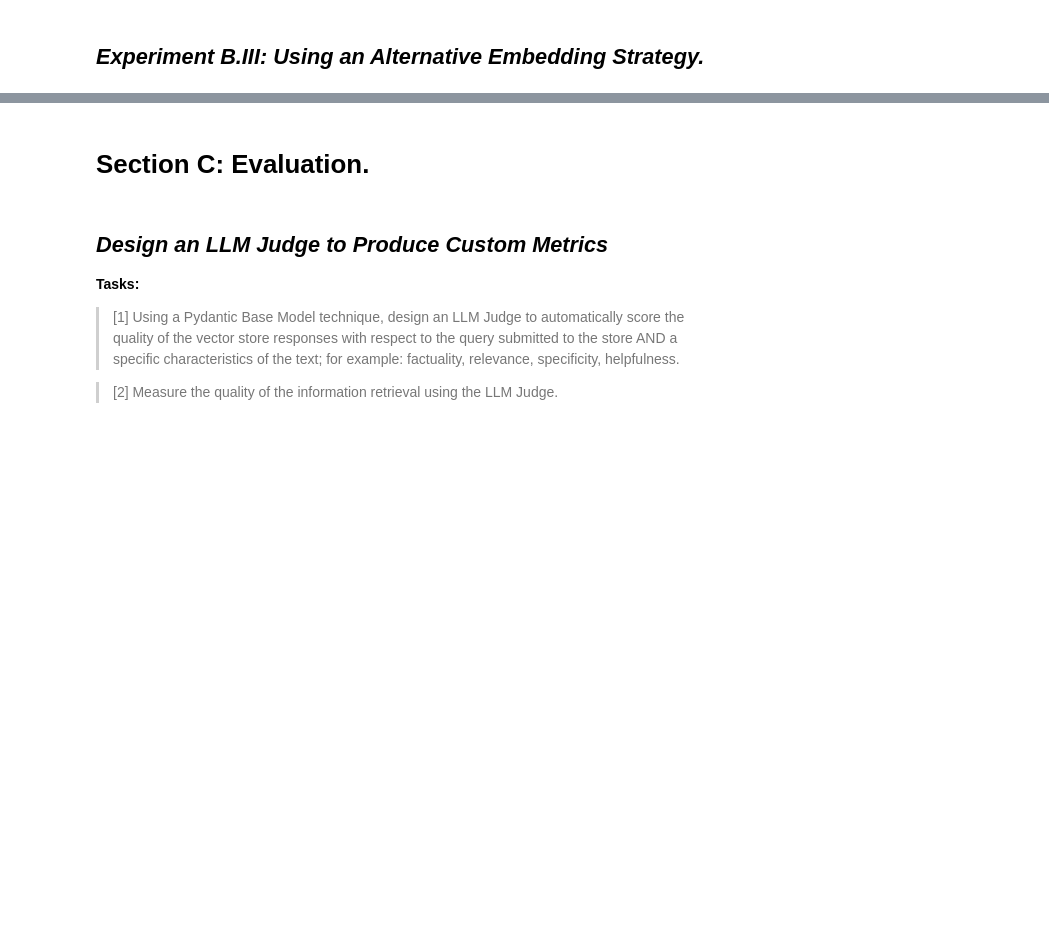
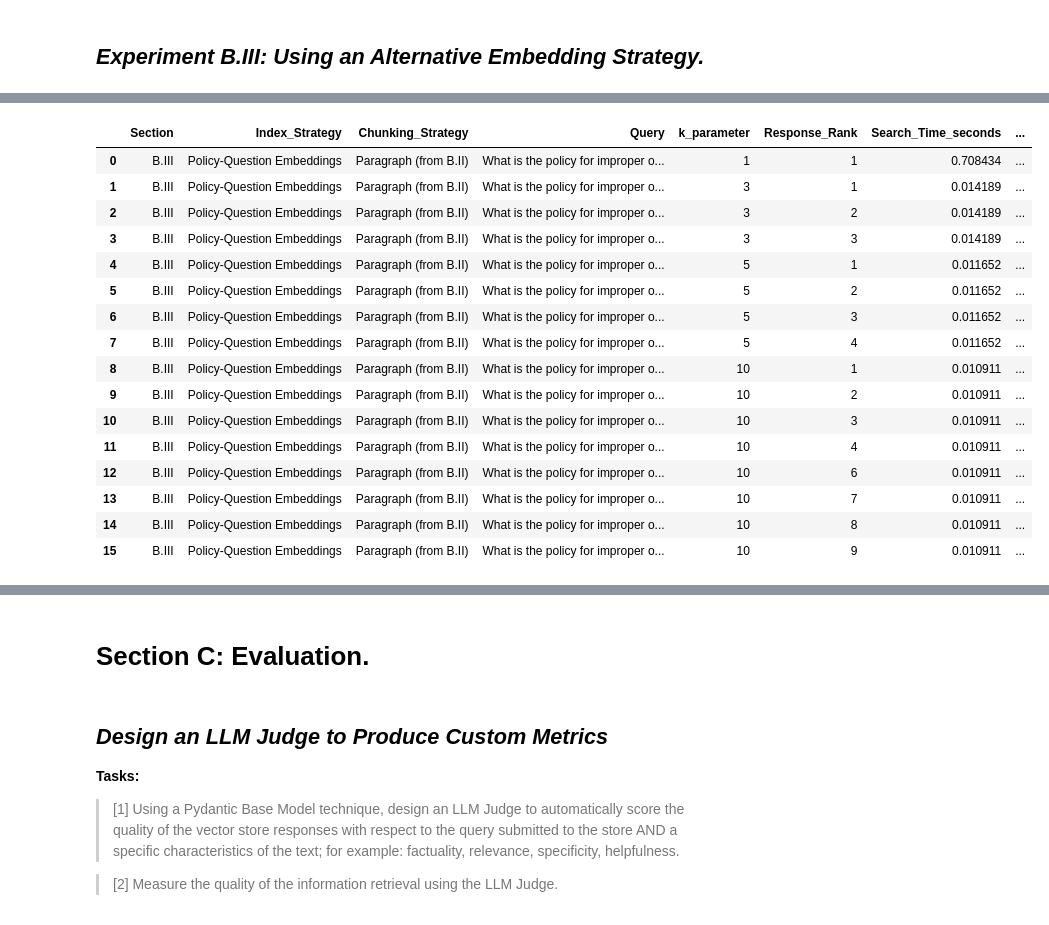
Before and after one commit to Lksimpson/GenAI-Lab-HW2, a Jupyter notebook: HW02_notebook.ipynb, the cells around one changed output, grey strips where cells are left out. Cells and saved outputs as stored; diff of their text form; code cells hidden in the pictures; blank space fills up the shorter version.

```diff
--- a/HW02_notebook.ipynb
+++ b/HW02_notebook.ipynb
@@ -1224,0 +1688,4 @@ print(matched[0])
+# %%
+# Define the query chosen for Experiment B.III
+part_b_3_query = part_b_query if "part_b_query" in globals() else "What is the policy for improper or illegal communications?"
+print(f"B.III Query: {part_b_3_query}")
@@ -1224,0 +1694,9 @@ print(matched[0])
+# %%
+# Setup retrieval parameters for Experiment B.III
+part_b_3_k_values = [1, 3, 5, 10]
+
+if "vector_store_b3" not in globals():
+    raise ValueError("vector_store_b3 not found. Run the B.III index setup cell first.")
+
+part_b_3_results = {}
+print(f"Testing B.III query with k values: {part_b_3_k_values}")
@@ -1224,0 +1750,49 @@ print(matched[0])
+# %%
+# Save the input/output from B.III and record unique retrieved responses
+part_b_3_rows = []
+
+for k, data in part_b_3_results.items():
+    results = data["results"]
+    search_time = data["search_time"]
+
+    for rank, (doc_obj, score) in enumerate(results, start=1):
+        part_b_3_rows.append(
+            {
+                "Section": "B.III",
+                "Index_Strategy": "Policy-Question Embeddings",
+                "Chunking_Strategy": "Paragraph (from B.II)",
+                "Query": part_b_3_query,
+                "k_parameter": k,
+                "Response_Rank": rank,
+                "Search_Time_seconds": search_time,
+                "FAISS_distance": float(score),
+                "policy_question_id": doc_obj.metadata.get("policy_question_id"),
+                "policy_question_text": doc_obj.metadata.get("policy_question_text"),
+                "attached_chunk_id": doc_obj.metadata.get("attached_chunk_id"),
+                "attached_page_id": doc_obj.metadata.get("attached_page_id"),
+                "Response_Text": doc_obj.metadata.get("attached_chunk_text"),
+            }
+        )
+
+part_b_3_df = pd.DataFrame(part_b_3_rows)
+part_b_3_df.to_csv("part_b_3_results_policy_question_index.csv", index=False)
+
+# Homework asks for unique responses: deduplicate by retrieved response text per k.
+part_b_3_unique_df = (
+    part_b_3_df
+    .drop_duplicates(subset=["k_parameter", "Response_Text"])
+    .reset_index(drop=True)
+)
+part_b_3_unique_df.to_csv("part_b_3_unique_responses.csv", index=False)
+
+print("\n" + "=" * 70)
+print("Part B.III Results Summary (Policy-Question Index)")
+print("=" * 70)
+print(f"Total responses captured: {len(part_b_3_df)}")
+print(part_b_3_df.groupby("k_parameter")["Response_Rank"].count())
+print(f"Unique responses captured: {len(part_b_3_unique_df)}")
+print("Saved to: part_b_3_results_policy_question_index.csv")
+print("Saved to: part_b_3_unique_responses.csv")
+
+part_b_3_unique_df
+# %% [output]
@@ -1224,0 +1812,17 @@ print(matched[0])
+|  | Section | Index_Strategy | Chunking_Strategy | Query | k_parameter | Response_Rank | Search_Time_seconds | ... |
+| 0 | B.III | Policy-Question Embeddings | Paragraph (from B.II) | What is the policy for improper o... | 1 | 1 | 0.708434 | ... |
+| 1 | B.III | Policy-Question Embeddings | Paragraph (from B.II) | What is the policy for improper o... | 3 | 1 | 0.014189 | ... |
+| 2 | B.III | Policy-Question Embeddings | Paragraph (from B.II) | What is the policy for improper o... | 3 | 2 | 0.014189 | ... |
+| 3 | B.III | Policy-Question Embeddings | Paragraph (from B.II) | What is the policy for improper o... | 3 | 3 | 0.014189 | ... |
+| 4 | B.III | Policy-Question Embeddings | Paragraph (from B.II) | What is the policy for improper o... | 5 | 1 | 0.011652 | ... |
+| 5 | B.III | Policy-Question Embeddings | Paragraph (from B.II) | What is the policy for improper o... | 5 | 2 | 0.011652 | ... |
+| 6 | B.III | Policy-Question Embeddings | Paragraph (from B.II) | What is the policy for improper o... | 5 | 3 | 0.011652 | ... |
+| 7 | B.III | Policy-Question Embeddings | Paragraph (from B.II) | What is the policy for improper o... | 5 | 4 | 0.011652 | ... |
+| 8 | B.III | Policy-Question Embeddings | Paragraph (from B.II) | What is the policy for improper o... | 10 | 1 | 0.010911 | ... |
+| 9 | B.III | Policy-Question Embeddings | Paragraph (from B.II) | What is the policy for improper o... | 10 | 2 | 0.010911 | ... |
+| 10 | B.III | Policy-Question Embeddings | Paragraph (from B.II) | What is the policy for improper o... | 10 | 3 | 0.010911 | ... |
+| 11 | B.III | Policy-Question Embeddings | Paragraph (from B.II) | What is the policy for improper o... | 10 | 4 | 0.010911 | ... |
+| 12 | B.III | Policy-Question Embeddings | Paragraph (from B.II) | What is the policy for improper o... | 10 | 6 | 0.010911 | ... |
+| 13 | B.III | Policy-Question Embeddings | Paragraph (from B.II) | What is the policy for improper o... | 10 | 7 | 0.010911 | ... |
+| 14 | B.III | Policy-Question Embeddings | Paragraph (from B.II) | What is the policy for improper o... | 10 | 8 | 0.010911 | ... |
+| 15 | B.III | Policy-Question Embeddings | Paragraph (from B.II) | What is the policy for improper o... | 10 | 9 | 0.010911 | ... |
```
Also changed, not shown: parts of 31 cells of this notebook, 8 other files.
